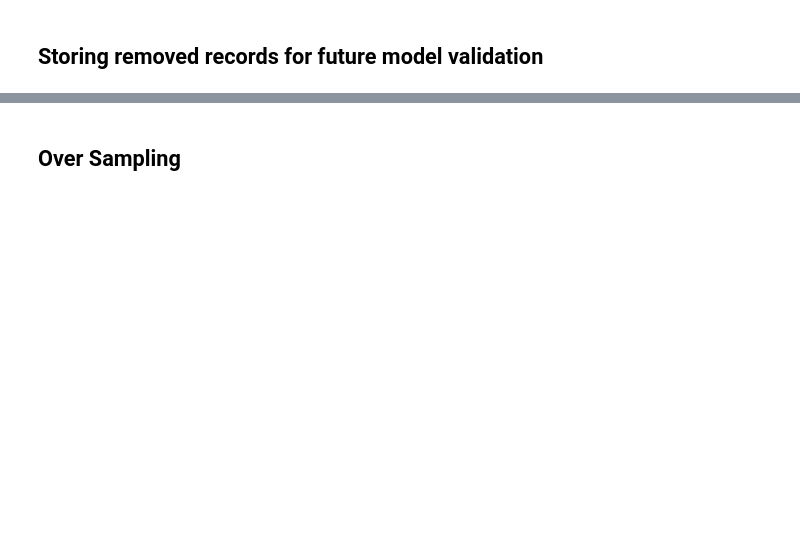
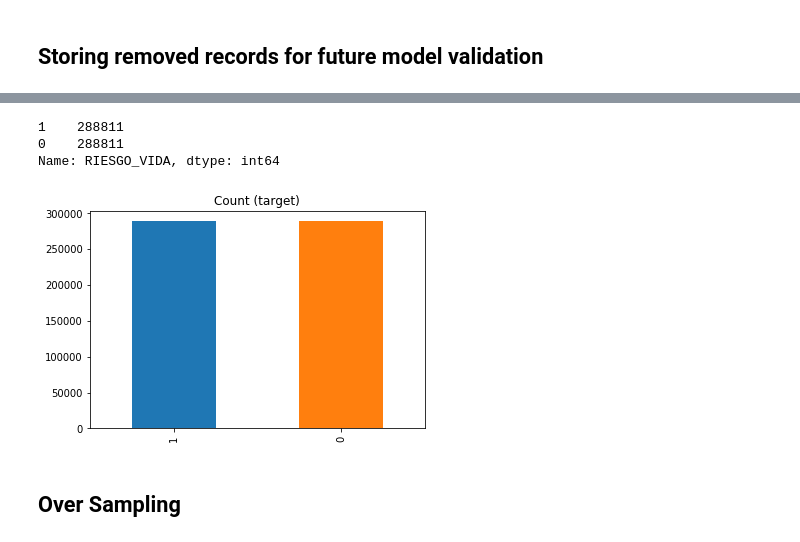
Before and after one commit to mrugeles/capstone-project, a Jupyter notebook: 2) Dataset - Preprocessing.ipynb, the cells around one changed output, grey strips where cells are left out. Cells and saved outputs as stored; diff of their text form; code cells hidden in the pictures; blank space fills up the shorter version.

```diff
--- a/2) Dataset - Preprocessing.ipynb
+++ b/2) Dataset - Preprocessing.ipynb
@@ -233,7 +236,12 @@ dataset_rus.to_csv("datasets/dataset_under_sampled_validation.csv.gz", encoding=
 # %%
-target_count_rus = y['RIESGO_VIDA'].value_counts()
+target_count_rus = y_rus['RIESGO_VIDA'].value_counts()
 print(target_count_rus)
 target_count_rus.plot(kind='bar', title='Count (target)');
+# %% [output]
+1    288811
+0    288811
+Name: RIESGO_VIDA, dtype: int64
+[figure, added]
 # %%
 X_rus['RIESGO_VIDA'] = y_rus['RIESGO_VIDA']
 X_rus.to_csv("datasets/dataset_under_sampled.csv.gz", encoding='utf-8', compression = 'gzip')
```
Also changed, not shown: parts of 14 cells of this notebook, 14 other files.
